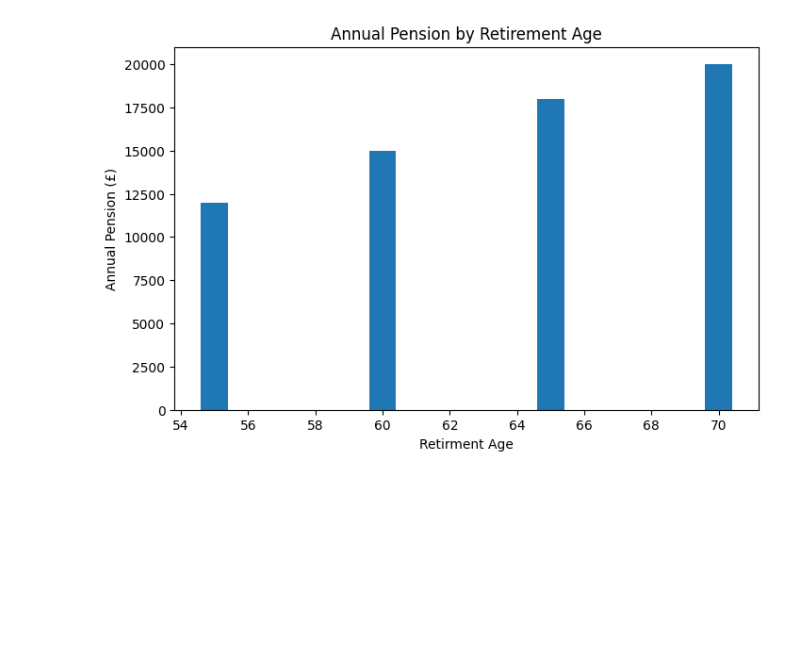
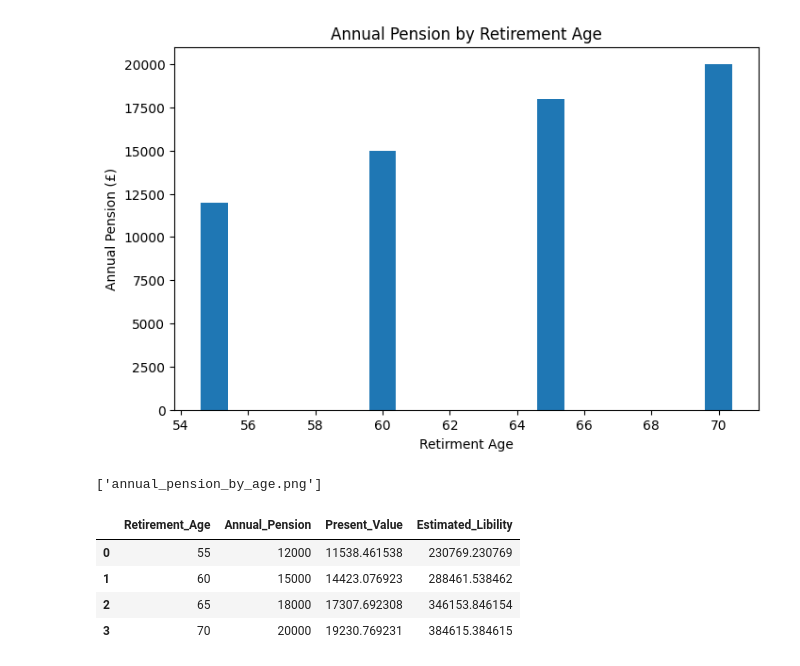
Before and after one commit to Utulu1/Actuarial-Pension-Valuation, a Jupyter notebook: notebooks/pension_valuation.ipynb, the cells around one changed output. Saved outputs shown, nothing was run; the diff lists cells and outputs as text; code cells hidden in the pictures; blank space fills up the shorter version.

```diff
--- a/notebooks/pension_valuation.ipynb
+++ b/notebooks/pension_valuation.ipynb
@@ -56,3 +56,23 @@ plt.savefig(
 plt.show()
 # %% [output]
 [figure]
+# %%
+import os
+
+os.listdir(
+    r"c:\Files fromOneDrive\ActuarialProjects\Actuarial-Pension-Valuation\visualizations"
+)
+# %% [output]
+['annual_pension_by_age.png']
+# %%
+pension_data["Estimated_Libility"] = (
+    pension_data["Present_Value"] * 20
+)
+
+pension_data
+# %% [output]
+|  | Retirement_Age | Annual_Pension | Present_Value | Estimated_Libility |
+| 0 | 55 | 12000 | 11538.461538 | 230769.230769 |
+| 1 | 60 | 15000 | 14423.076923 | 288461.538462 |
+| 2 | 65 | 18000 | 17307.692308 | 346153.846154 |
+| 3 | 70 | 20000 | 19230.769231 | 384615.384615 |
```
Also changed, not shown: parts of 1 cell of this notebook, 2 other files.
